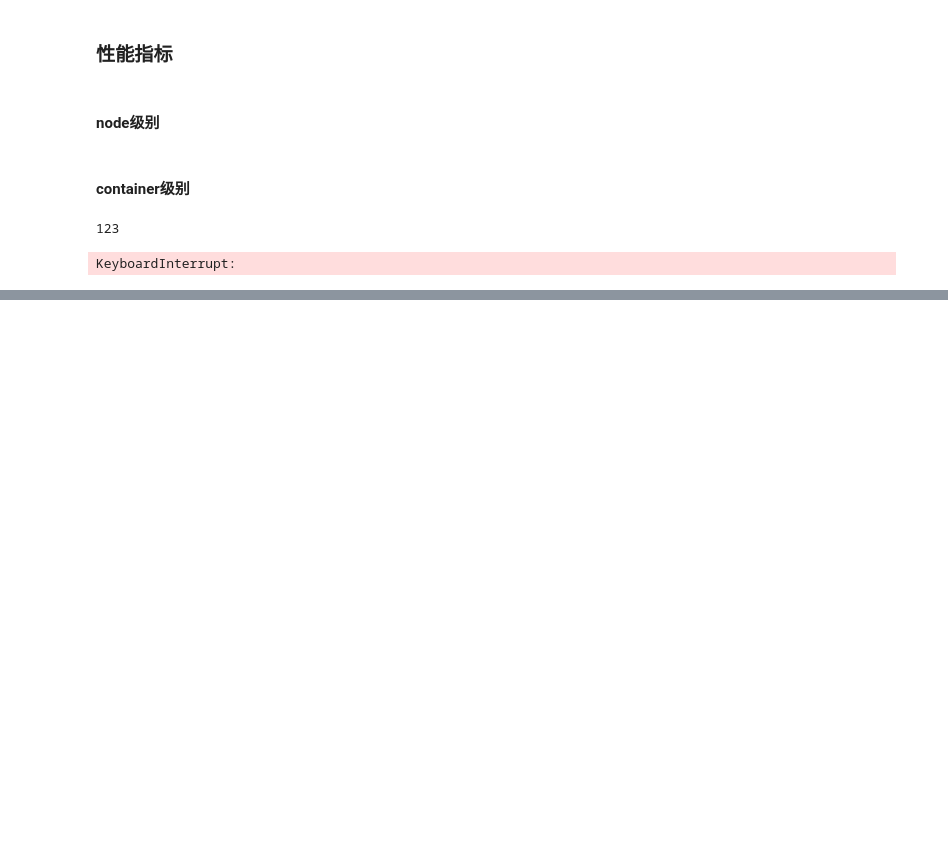
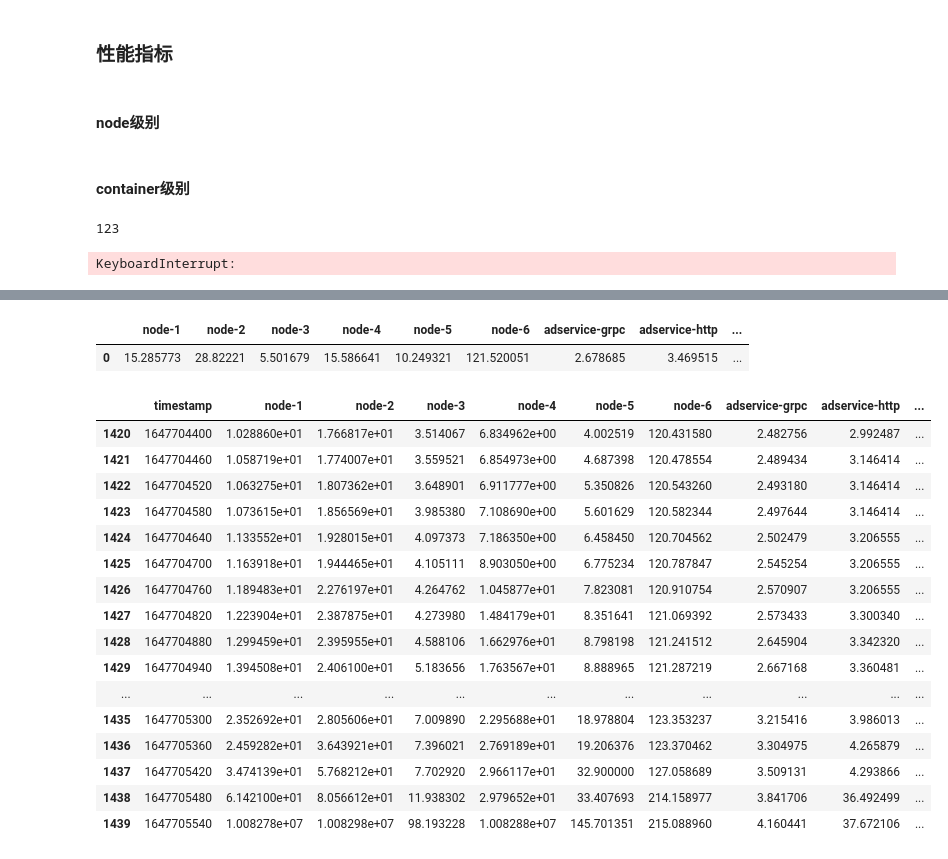
Before and after one commit to 666WXY666/aiops2022, a Jupyter notebook: utils/vision/data_vision_wxy.ipynb, the cells around one changed output, grey strips where cells are left out. Saved outputs shown, nothing was run; the diff lists cells and outputs as text; code cells hidden in the pictures; blank space fills up the shorter version.

```diff
--- a/utils/vision/data_vision_wxy.ipynb
+++ b/utils/vision/data_vision_wxy.ipynb
@@ -507,0 +567,35 @@ d.iloc[-1:,:]
+# %%
+import joblib
+import pandas as pd
+import numpy as np
+pd.set_option('display.max_columns', None)
+
+a=joblib.load('../../model/spot/spot.pkl')
+display(a)
+
+b=pd.read_csv('../../data/df_57.csv')
+b=b.iloc[:1440,:]
+b=b.apply(lambda x:np.sort(x.values))
+display(b.head(20))
+b.tail(20)
+# b[b['timestamp']==1647851040]
+# %% [output]
+|  | node-1 | node-2 | node-3 | node-4 | node-5 | node-6 | adservice-grpc | adservice-http | ... |
+| 0 | 15.285773 | 28.82221 | 5.501679 | 15.586641 | 10.249321 | 121.520051 | 2.678685 | 3.469515 | ... |
+|  | timestamp | node-1 | node-2 | node-3 | node-4 | node-5 | node-6 | adservice-grpc | adservice-http | ... |
+| 1420 | 1647704400 | 1.028860e+01 | 1.766817e+01 | 3.514067 | 6.834962e+00 | 4.002519 | 120.431580 | 2.482756 | 2.992487 | ... |
+| 1421 | 1647704460 | 1.058719e+01 | 1.774007e+01 | 3.559521 | 6.854973e+00 | 4.687398 | 120.478554 | 2.489434 | 3.146414 | ... |
+| 1422 | 1647704520 | 1.063275e+01 | 1.807362e+01 | 3.648901 | 6.911777e+00 | 5.350826 | 120.543260 | 2.493180 | 3.146414 | ... |
+| 1423 | 1647704580 | 1.073615e+01 | 1.856569e+01 | 3.985380 | 7.108690e+00 | 5.601629 | 120.582344 | 2.497644 | 3.146414 | ... |
+| 1424 | 1647704640 | 1.133552e+01 | 1.928015e+01 | 4.097373 | 7.186350e+00 | 6.458450 | 120.704562 | 2.502479 | 3.206555 | ... |
+| 1425 | 1647704700 | 1.163918e+01 | 1.944465e+01 | 4.105111 | 8.903050e+00 | 6.775234 | 120.787847 | 2.545254 | 3.206555 | ... |
+| 1426 | 1647704760 | 1.189483e+01 | 2.276197e+01 | 4.264762 | 1.045877e+01 | 7.823081 | 120.910754 | 2.570907 | 3.206555 | ... |
+| 1427 | 1647704820 | 1.223904e+01 | 2.387875e+01 | 4.273980 | 1.484179e+01 | 8.351641 | 121.069392 | 2.573433 | 3.300340 | ... |
+| 1428 | 1647704880 | 1.299459e+01 | 2.395955e+01 | 4.588106 | 1.662976e+01 | 8.798198 | 121.241512 | 2.645904 | 3.342320 | ... |
+| 1429 | 1647704940 | 1.394508e+01 | 2.406100e+01 | 5.183656 | 1.763567e+01 | 8.888965 | 121.287219 | 2.667168 | 3.360481 | ... |
+| ... | ... | ... | ... | ... | ... | ... | ... | ... | ... | ... |
+| 1435 | 1647705300 | 2.352692e+01 | 2.805606e+01 | 7.009890 | 2.295688e+01 | 18.978804 | 123.353237 | 3.215416 | 3.986013 | ... |
+| 1436 | 1647705360 | 2.459282e+01 | 3.643921e+01 | 7.396021 | 2.769189e+01 | 19.206376 | 123.370462 | 3.304975 | 4.265879 | ... |
+| 1437 | 1647705420 | 3.474139e+01 | 5.768212e+01 | 7.702920 | 2.966117e+01 | 32.900000 | 127.058689 | 3.509131 | 4.293866 | ... |
+| 1438 | 1647705480 | 6.142100e+01 | 8.056612e+01 | 11.938302 | 2.979652e+01 | 33.407693 | 214.158977 | 3.841706 | 36.492499 | ... |
+| 1439 | 1647705540 | 1.008278e+07 | 1.008298e+07 | 98.193228 | 1.008288e+07 | 145.701351 | 215.088960 | 4.160441 | 37.672106 | ... |
```
Also changed, not shown: parts of 6 cells of this notebook, 4 other files.
